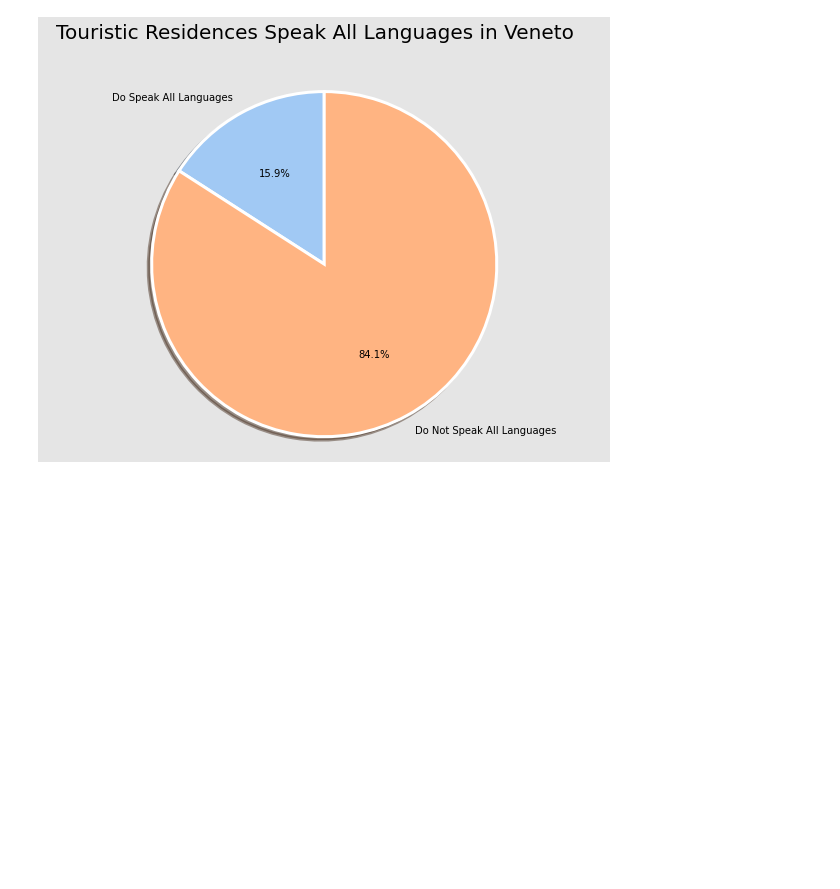
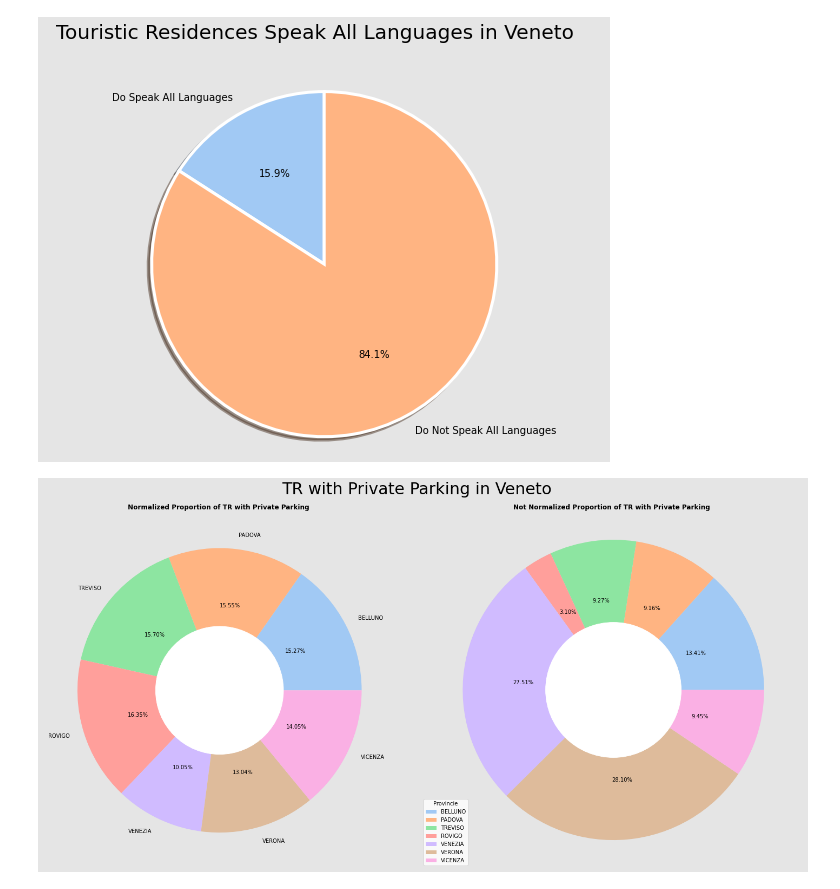
Before and after one commit to NicoloAvesani/project_Tourist_Residences_in_Veneto, a Jupyter notebook: project_on_colab.ipynb, the cells around one changed output. Cells and saved outputs as stored; diff of their text form; code cells hidden in the pictures; blank space fills up the shorter version.

```diff
--- a/project_on_colab.ipynb
+++ b/project_on_colab.ipynb
@@ -1308,3 +1308,57 @@ plt.suptitle("Touristic Residences Speak All Languages in Veneto", fontsize=20)
 plt.show()
 # %% [output]
 [figure]
+# %%
+## Parking
+## Touristic residences with private parking are accomodations that provide private parking spaces for guests.
+## The private parking is a convenience for guests who have rented a vehicle or brought their own, as it provides a secure and convenient place to park.
+
+belluno_park_tr = belluno_descriptive.loc['PARCHEGGIO']
+padova_park_tr = padova_descriptive.loc['PARCHEGGIO']
+treviso_park_tr = treviso_descriptive.loc['PARCHEGGIO']
+rovigo_park_tr = rovigo_descriptive.loc['PARCHEGGIO']
+venezia_park_tr = venezia_descriptive.loc['PARCHEGGIO']
+verona_park_tr = verona_descriptive.loc['PARCHEGGIO']
+vicenza_park_tr = vicenza_descriptive.loc['PARCHEGGIO']
+
+## array with ratio of pool tr and total tr per provincia
+park_array_1 = np.array([belluno_park_tr/belluno_tr, padova_park_tr/padova_tr, treviso_park_tr/treviso_tr, rovigo_park_tr/rovigo_tr, venezia_park_tr/venezia_tr, verona_park_tr/verona_tr, vicenza_park_tr/vicenza_tr])
+normalized_arr_1 = preprocessing.normalize(park_array_1[np.newaxis])
+
+## array with number of pool tr per provincia
+park_array_2 = np.array([belluno_park_tr, padova_park_tr, treviso_park_tr, rovigo_park_tr, venezia_park_tr, verona_park_tr, vicenza_park_tr])
+normalized_arr_2 = preprocessing.normalize(park_array_2[np.newaxis])
+
+## create pie charts
+fig, axs = plt.subplots(nrows = 1, ncols = 2, figsize = (20, 10), constrained_layout = True)
+palette = sb.color_palette("pastel")
+
+
+## normalizing tha array
+## In this way i will have an array with normalized values for the two data
+data_1 = normalized_arr_1.T
+data_2 = normalized_arr_2.T
+
+labels = provincie
+
+donut_circle = plt.Circle( (0,0), 0.45, color = 'white')
+
+## axs[0] --> this is the one in which I see the normalizet proportion of TR with Pool per provincia
+axs[0].pie(data_1, autopct='%.2f%%', labels =labels, colors =palette)
+axs[0].add_artist(donut_circle)
+axs[0].set_title("Normalized Proportion of TR with Private Parking ", fontweight='bold')
+
+donut_circle = plt.Circle( (0,0), 0.45, color = 'white')
+
+## axs[1] --> this is the axs in which I see the normalized proportion of TR with Pool in Veneto (Total number of TR with Pool)
+axs[1].pie(data_2, autopct='%.2f%%', colors =palette)
+axs[1].add_artist(donut_circle)
+axs[1].set_title("Not Normalized Proportion of TR with Private Parking ", fontweight='bold')
+
+fig.suptitle("TR with Private Parking in Veneto", fontsize=30)
+
+plt.legend(labels, title='Provincie')
+plt.axis('equal')
+plt.show()
+# %% [output]
+[figure, added]
```
Also changed, not shown: parts of 12 cells of this notebook.
